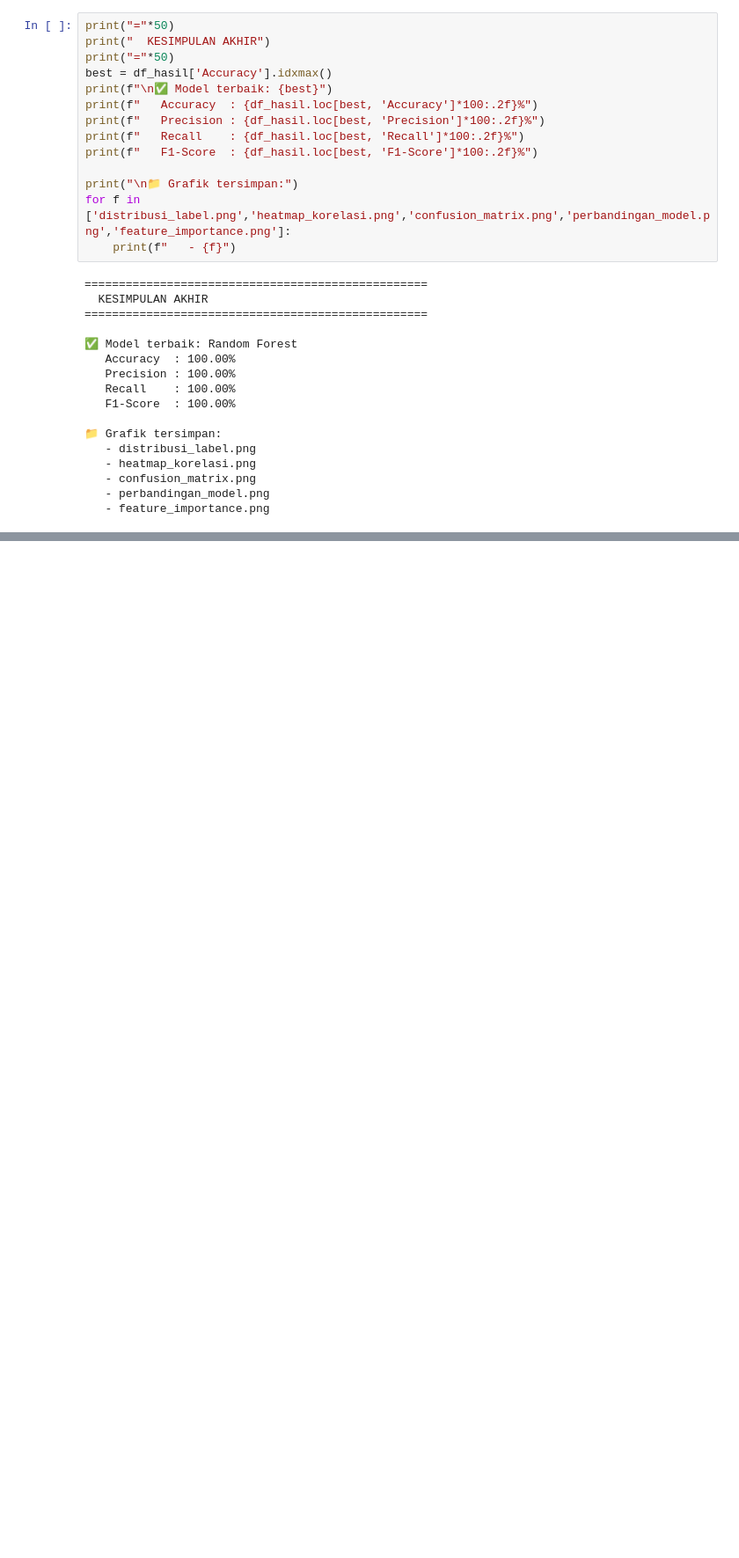
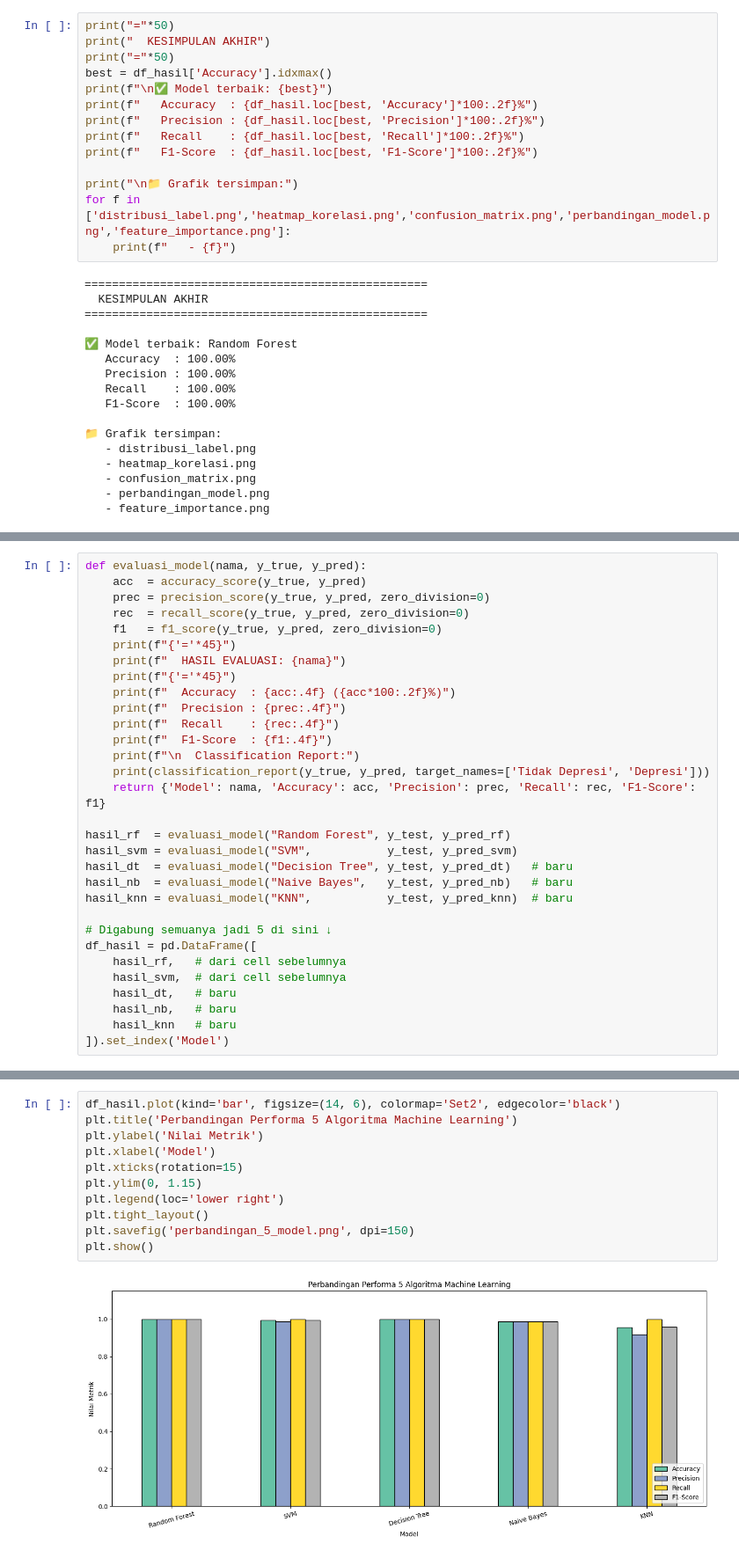
Before and after one commit to Ariefnaufal67/metopen, a Jupyter notebook: Metopen.ipynb, the cells around one changed output, grey strips where cells are left out. Shown at 88% size. Saved outputs shown, nothing was run; the diff lists cells and outputs as text; blank space fills up the shorter version.

Commit message:
ngadu 5 algoritma

```diff
--- a/Metopen.ipynb
+++ b/Metopen.ipynb
@@ -340,0 +546,31 @@ for f in ['distribusi_label.png','heatmap_korelasi.png','confusion_matrix.png','
+# %%
+def evaluasi_model(nama, y_true, y_pred):
+    acc  = accuracy_score(y_true, y_pred)
+    prec = precision_score(y_true, y_pred, zero_division=0)
+    rec  = recall_score(y_true, y_pred, zero_division=0)
+    f1   = f1_score(y_true, y_pred, zero_division=0)
+    print(f"{'='*45}")
+    print(f"  HASIL EVALUASI: {nama}")
+    print(f"{'='*45}")
+    print(f"  Accuracy  : {acc:.4f} ({acc*100:.2f}%)")
+    print(f"  Precision : {prec:.4f}")
+    print(f"  Recall    : {rec:.4f}")
+    print(f"  F1-Score  : {f1:.4f}")
+    print(f"\n  Classification Report:")
+    print(classification_report(y_true, y_pred, target_names=['Tidak Depresi', 'Depresi']))
+    return {'Model': nama, 'Accuracy': acc, 'Precision': prec, 'Recall': rec, 'F1-Score': f1}
+
+hasil_rf  = evaluasi_model("Random Forest", y_test, y_pred_rf)
+hasil_svm = evaluasi_model("SVM",           y_test, y_pred_svm)
+hasil_dt  = evaluasi_model("Decision Tree", y_test, y_pred_dt)   # baru
+hasil_nb  = evaluasi_model("Naive Bayes",   y_test, y_pred_nb)   # baru
+hasil_knn = evaluasi_model("KNN",           y_test, y_pred_knn)  # baru
+
+# Digabung semuanya jadi 5 di sini ↓
+df_hasil = pd.DataFrame([
+    hasil_rf,   # dari cell sebelumnya
+    hasil_svm,  # dari cell sebelumnya
+    hasil_dt,   # baru
+    hasil_nb,   # baru
+    hasil_knn   # baru
+]).set_index('Model')
@@ -340,0 +595,13 @@ for f in ['distribusi_label.png','heatmap_korelasi.png','confusion_matrix.png','
+# %%
+df_hasil.plot(kind='bar', figsize=(14, 6), colormap='Set2', edgecolor='black')
+plt.title('Perbandingan Performa 5 Algoritma Machine Learning')
+plt.ylabel('Nilai Metrik')
+plt.xlabel('Model')
+plt.xticks(rotation=15)
+plt.ylim(0, 1.15)
+plt.legend(loc='lower right')
+plt.tight_layout()
+plt.savefig('perbandingan_5_model.png', dpi=150)
+plt.show()
+# %% [output]
+[figure, added]
```
Also changed, not shown: parts of 17 cells of this notebook.
